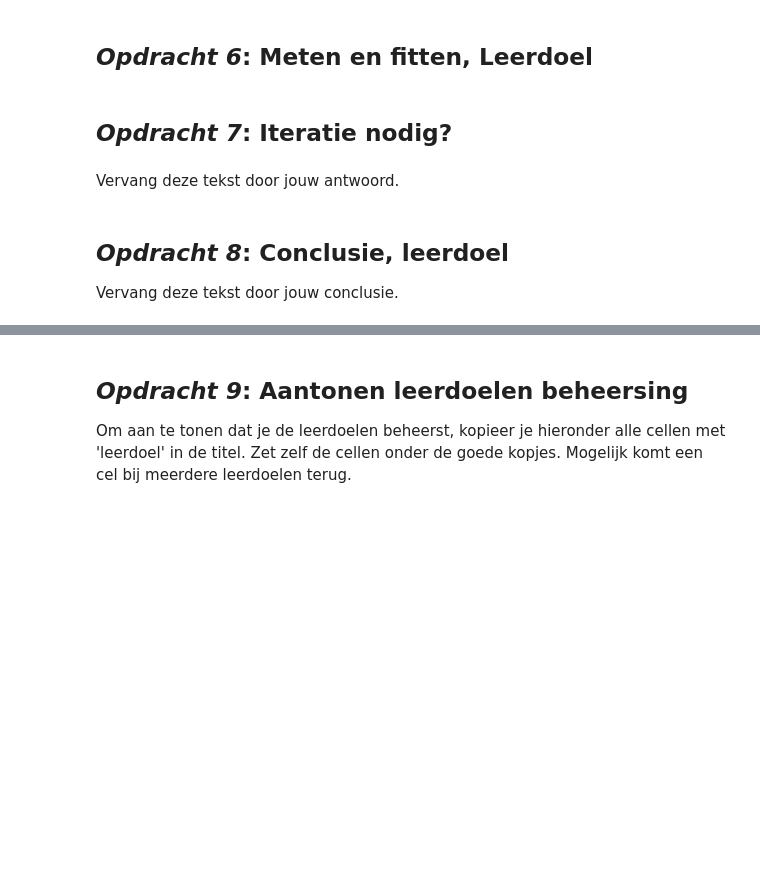
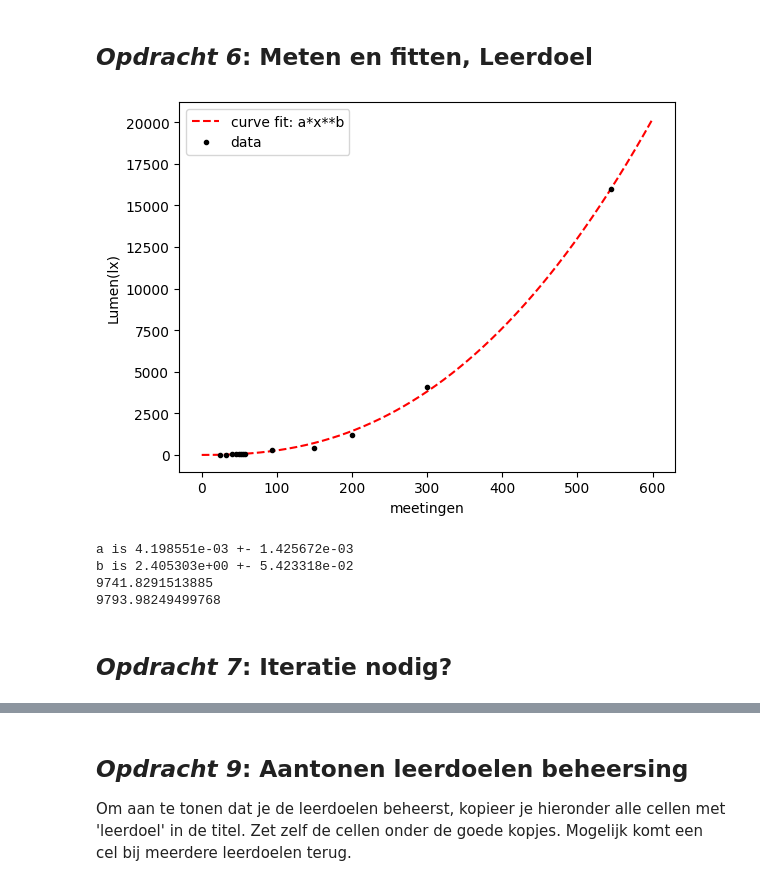
Before and after one commit to VladimirRistic/opdrachten-DEF-D, a Jupyter notebook: FysiekeOntwerpopdrachten/1KalibreerEenSensorDigitaalAnaloog/DEFOntwerpopdracht1KalibreerEenSensorInvulTemplate.ipynb, the cells around one changed output, grey strips where cells are left out. Saved outputs shown, nothing was run; the diff lists cells and outputs as text; code cells hidden in the pictures; blank space fills up the shorter version.

Commit message:
fotos veranderd+opdracht 7,8

```diff
--- a/FysiekeOntwerpopdrachten/1KalibreerEenSensorDigitaalAnaloog/DEFOntwerpopdracht1KalibreerEenSensorInvulTemplate.ipynb
+++ b/FysiekeOntwerpopdrachten/1KalibreerEenSensorDigitaalAnaloog/DEFOntwerpopdracht1KalibreerEenSensorInvulTemplate.ipynb
@@ -79,8 +75,34 @@ Licht kort toe wat er in de foto te zien is.
+# %%
+# Zet hier jouw data in een voor jou handig formaat
+import numpy as np
+import matplotlib.pyplot as plt
+from scipy.optimize import curve_fit
+meeting = [25, 32, 40, 45, 50, 52, 55, 58, 94, 150, 200, 300, 545]
+Lumen = [15, 23, 31, 41, 46, 49.5, 53.5, 57, 300, 410, 1170, 4100, 16000]
+def func(x,a,b):
+    return a*x**b
+
+popt, cov = curve_fit(func, meeting, Lumen, )
+
+x= np.linspace(0,600, 20000)
+y = func(x, *popt)
+
+plt.figure()
+plt.plot(x,y, 'r--', label="curve fit: a*x**b")
+plt.plot(meeting, Lumen, 'k.', label="data")
+plt.xlabel("meetingen")
+plt.ylabel("Lumen(lx)")
+plt.legend()
+plt.show()
+print("a is %2e +- %0e" %(popt[0],np.sqrt(cov[0][0])))
+print("b is %2e +- %0e" %(popt[1],np.sqrt(cov[1][1])))
+print(0.0042*449**2.4)
+print(0.0042*450**2.4)
+# %% [output]
+[figure, added]
+a is 4.198551e-03 +- 1.425672e-03
+b is 2.405303e+00 +- 5.423318e-02
+9741.8291513885
+9793.98249499768
 # %% [markdown]
 ## *Opdracht 7*: Iteratie nodig?
-# %% [markdown]
-Vervang deze tekst door jouw antwoord.
-# %% [markdown]
-## *Opdracht 8*: Conclusie, leerdoel
-
-Vervang deze tekst door jouw conclusie.
```
Also changed, not shown: parts of 9 cells of this notebook, 5 other files.
